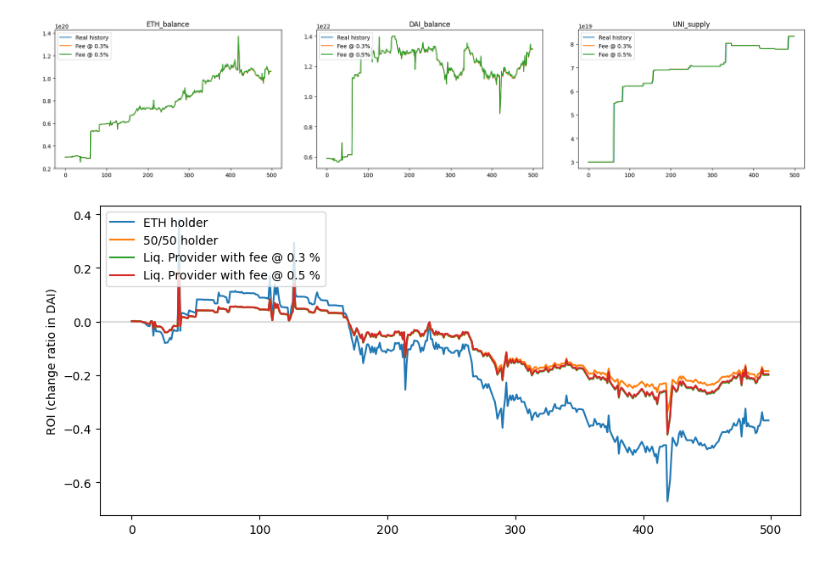
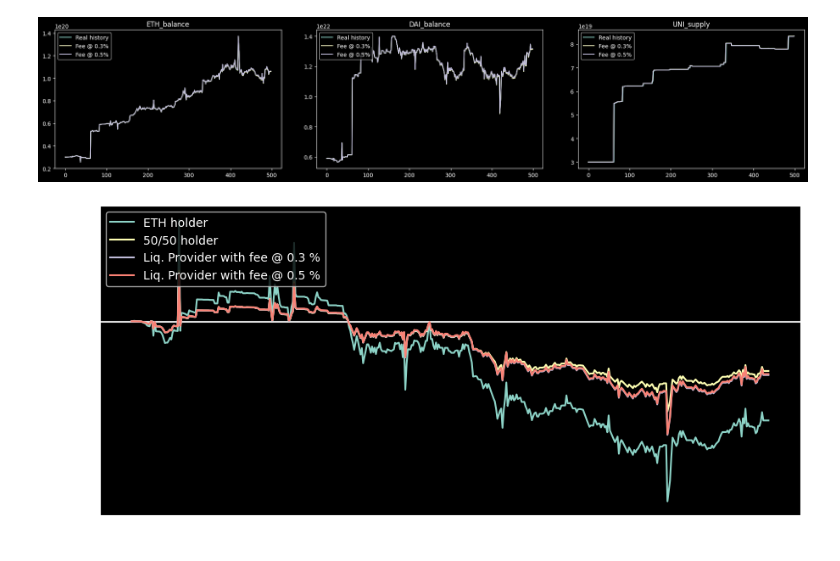
Before and after one commit to tylerdmace/cadcad-uniswap, a Jupyter notebook: docs/analysis.ipynb, the cells around one changed output. Cells and saved outputs as stored; diff of their text form; code cells hidden in the pictures.

Commit message:
Testing out dark mode matplotlib theme

```diff
--- a/docs/analysis.ipynb
+++ b/docs/analysis.ipynb
@@ -28,19 +28,20 @@ Execution Date: 12/Oct/2022 20:40 UTC
 # %%
 # Fee Impact Plots
+plt.style.use('dark_background')
 uniswap_events = pd.read_pickle('../data/simpler_uniswap_events.p')
 real_history = uniswap_events.iloc[1:][['token_balance','eth_balance','UNI_supply']].reset_index(drop=True)
 real_history.columns = ['real_DAI_balance', 'real_ETH_balance', 'real_UNI_supply']
 fees = [(1-(param/1000))*100 for param in genesis_state['fee_numerator']]
 models = list()
 
 exp_df = pd.read_pickle('../data/exp_df.p')
 
 for i in exp_df['subset'].unique():
     models.append(exp_df.loc[exp_df['subset']==i,['DAI_balance', 'ETH_balance', 'UNI_supply']].reset_index())
 
 plot_fee_impact(models, fees, real_history)
 # %% [output]
-[figure, old version]
+[figure, new version]
 # %%
 # Agent Type Return Plots
 exp_df = add_trading_volume(exp_df)
@@ -74,4 +75,4 @@ for i in plot_data['subset'].unique():
 
 plot_agenttype_return(plots_df, fees)
 # %% [output]
-[figure, old version]
+[figure, new version]
```
Also changed, not shown: parts of 1 cell of this notebook.
